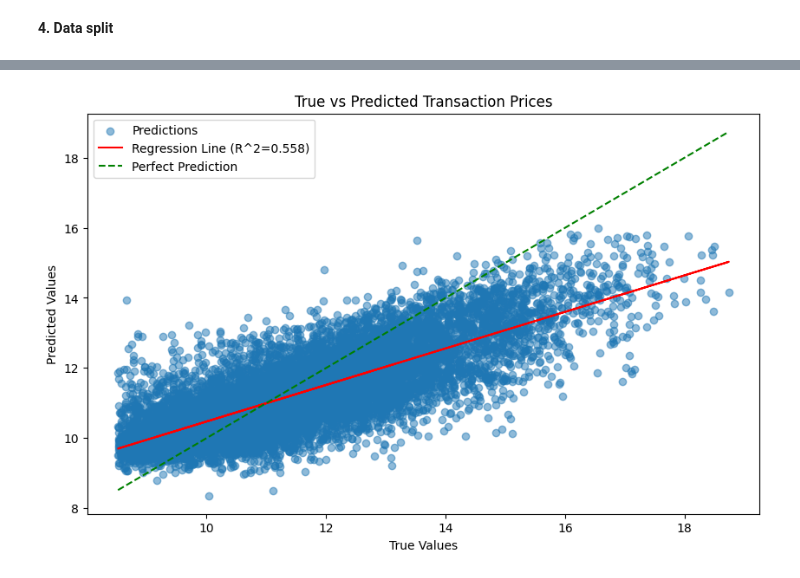
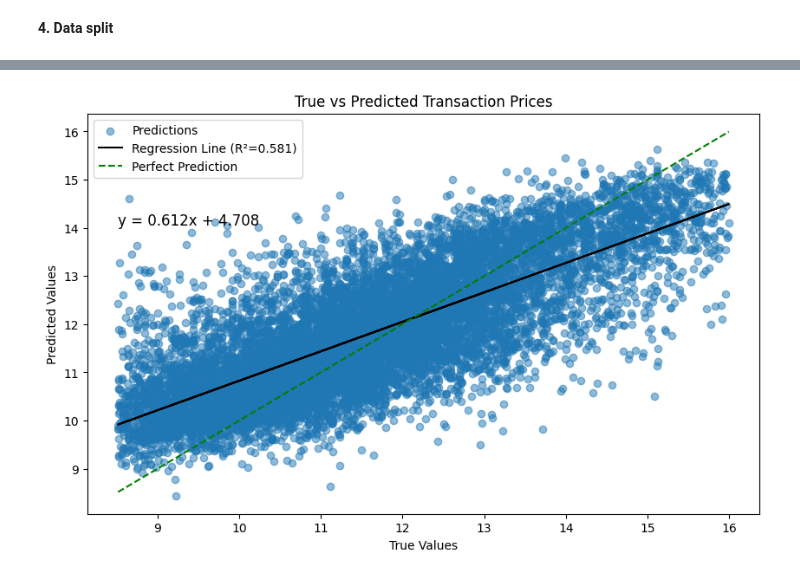
Before and after one commit to janwaelty/Master-Thesis, a Jupyter notebook: data_preprocessing.ipynb, the cells around one changed output, grey strips where cells are left out. Cells and saved outputs as stored; diff of their text form; code cells hidden in the pictures.

```diff
--- a/data_preprocessing.ipynb
+++ b/data_preprocessing.ipynb
@@ -90,6 +135,6 @@ def one_hot(data, vars):
 def data_filter(data, vars, min_price=5000):
     df = data.copy()
     df.dropna(axis=0, how='any', inplace=True)
-    df = df[df['transaction_price'] >= min_price]
+    df = df[(df['transaction_price'] >= min_price) & (df['transaction_price'] < np.exp(16))]
 
     return df[vars]
@@ -135,6 +147,7 @@ def data_split(data, selected_vars, one_hot_vars, date_filter):
     df = repeated_to_single_transactions(df)
     df = data_filter(df, selected_vars)
     df = one_hot(df, one_hot_vars)
+
 
 
     # Identify the most recent dummy columns for the most recent semi-year
@@ -146,12 +159,21 @@ def data_split(data, selected_vars, one_hot_vars, date_filter):
     train_data = df[(df['transaction_year_semi'] < date_filter)]
     test_data = df[(df['transaction_year_semi'] >= date_filter)]
 
+    # scale time variable
+    train_data = train_data.copy()
+    test_data = test_data.copy()
+
+    # Fit on train, transform both
+    scaler = MinMaxScaler()
+    train_data['transaction_year_semi'] = scaler.fit_transform(train_data[['transaction_year_semi']])
+    test_data['transaction_year_semi'] = scaler.transform(test_data[['transaction_year_semi']])
+
 
     # Prepare X and y for both training and testing
-    X_train = train_data.drop(columns=['transaction_price', 'transaction_year_semi'])
+    X_train = train_data.drop(columns='transaction_price')
     y_train = np.log(train_data['transaction_price'])
 
-    X_test = test_data.drop(columns=['transaction_price', 'transaction_year_semi'])
+    X_test = test_data.drop(columns='transaction_price')
     y_test = np.log(test_data['transaction_price'])
 
     # Ensure both X_train and X_test have the same columns (after dummy creation)
@@ -344,8 +374,4 @@ Std of predictions: 1.179867
 # %%
-from scipy.stats import linregress
-from sklearn.metrics import r2_score
-from sklearn.linear_model import LinearRegression
-from sklearn.metrics import mean_squared_error
 
 # Train the model using the training data
 model = LinearRegression()
@@ -355,41 +381,41 @@ model.fit(X_train, y_train)
 y_pred = model.predict(X_test)
 
 
+def fit_visualization(X, y):
+    target = np.array(X, dtype=np.float64)
+    prediction_numerical_model = np.array(y, dtype=np.float64)
+
+    # Compute R-squared using sklearn
+    r_squared = r2_score(target, prediction_numerical_model)
+    print(f"R-squared: {r_squared:.3f}")
+
+    # Compute regression line parameters using linregress
+    slope, intercept, r_value, p_value, std_err = linregress(target, prediction_numerical_model)
+
+    # Create a scatter plot
+    plt.figure(figsize=(10, 6))
+    plt.scatter(target, prediction_numerical_model, alpha=0.5, label='Predictions')
+
+    # Plot the regression line
+    plt.plot(target, slope * target + intercept, color='black', label=f'Regression Line (R²={r_squared:.3f})')
+
+    # Plot y=x line (perfect predictions)
+    plt.plot([min(target), max(target)], [min(target), max(target)], color='green', linestyle='--', label='Perfect Prediction')
+
+    # Labels and title
+    plt.xlabel('True Values')
+    plt.ylabel('Predicted Values')
+    plt.title('True vs Predicted Transaction Prices')
+    plt.legend()
+
+    # Annotate the regression equation on the plot
+    equation_text = f"y = {slope:.3f}x + {intercept:.3f}"
+    plt.text(min(target), max(prediction_numerical_model) * 0.9, equation_text, fontsize=12, color='black')
+
+    # Show the plot
+    plt.show()
 
 
 
-def fit_visualization(X, y):
-  target = np.array(X, dtype=np.float64)
-  prediction_numerical_model = np.array(y, dtype=np.float64)
-
-    # Compute R-squared using sklearn
-  r_squared = r2_score(target, prediction_numerical_model)
-  print(f"R-squared: {r_squared}")
-
-  # Compute regression line parameters using linregress
-  slope, intercept, r_value, p_value, std_err = linregress(target, prediction_numerical_model)
-
-  # Create a scatter plot
-  plt.figure(figsize=(10, 6))
-  plt.scatter(target, prediction_numerical_model, alpha=0.5, label='Predictions')
-
-
-  # Plot the regression line
-  plt.plot(target, slope * target + intercept, color='red', label=f'Regression Line (R^2={r_squared:.3f})')
-
-  # Plot y=x line (perfect predictions)
-  plt.plot([min(target), max(target)], [min(target), max(target)], color='green', linestyle='--', label='Perfect Prediction')
-
-  # Labels and title
-  plt.xlabel('True Values')
-  plt.ylabel('Predicted Values')
-  plt.title('True vs Predicted Transaction Prices')
-  plt.legend()
-
-  # Show the plot
-  plt.show()
-
-  print(slope)
-
 fit_visualization(target, prediction_numerical_model)
 # %% [output]
@@ -397 +423 @@ R-squared: 0.5581901118317193
-[figure, old version]
+[figure, new version]
```
Also changed, not shown: parts of 16 cells of this notebook.
